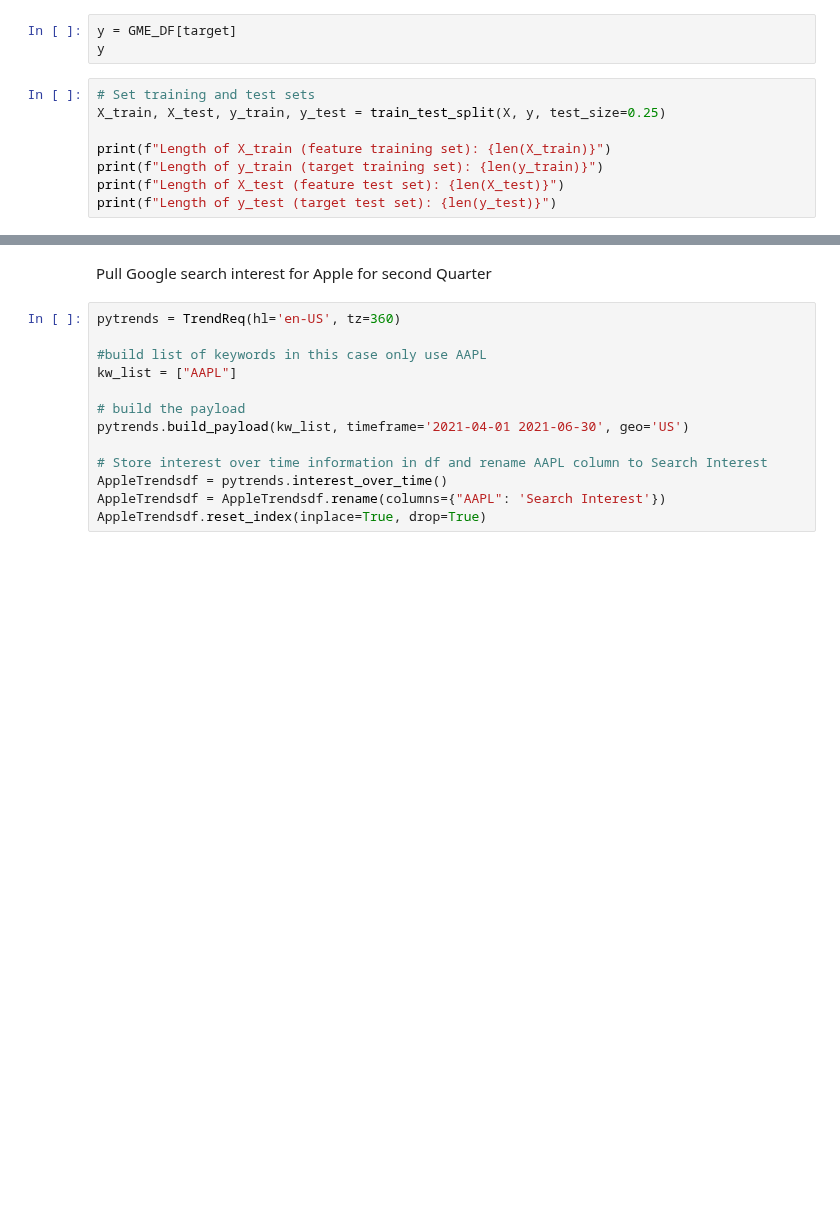
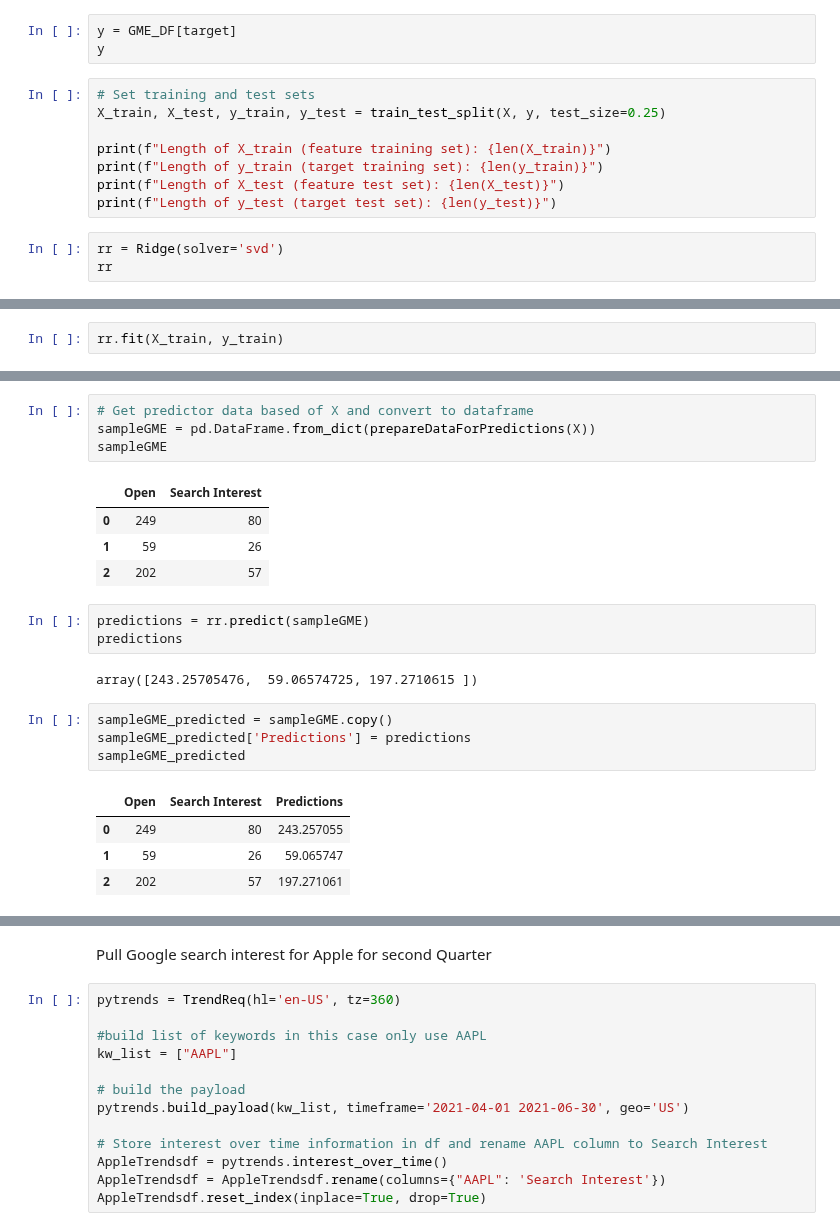
Before and after one commit to atlas125gev/StockProject, a Jupyter notebook: Homework7/Homework7.Final.ipynb, the cells around one changed output, grey strips where cells are left out. Cells and saved outputs as stored; diff of their text form; blank space fills up the shorter version.

```diff
--- a/Homework7/Homework7.Final.ipynb
+++ b/Homework7/Homework7.Final.ipynb
@@ -158,3 +200,6 @@ print(f"Length of X_train (feature training set): {len(X_train)}")
 print(f"Length of y_train (target training set): {len(y_train)}")
 print(f"Length of X_test (feature test set): {len(X_test)}")
 print(f"Length of y_test (target test set): {len(y_test)}")
+# %%
+rr = Ridge(solver='svd')
+rr
@@ -160,0 +208,2 @@ print(f"Length of y_test (target test set): {len(y_test)}")
+# %%
+rr.fit(X_train, y_train)
@@ -160,0 +228,23 @@ print(f"Length of y_test (target test set): {len(y_test)}")
+# %%
+# Get predictor data based of X and convert to dataframe
+sampleGME = pd.DataFrame.from_dict(prepareDataForPredictions(X))
+sampleGME
+# %% [output]
+|  | Open | Search Interest |
+| 0 | 249 | 80 |
+| 1 | 59 | 26 |
+| 2 | 202 | 57 |
+# %%
+predictions = rr.predict(sampleGME)
+predictions
+# %% [output]
+array([243.25705476,  59.06574725, 197.2710615 ])
+# %%
+sampleGME_predicted = sampleGME.copy()
+sampleGME_predicted['Predictions'] = predictions
+sampleGME_predicted
+# %% [output]
+|  | Open | Search Interest | Predictions |
+| 0 | 249 | 80 | 243.257055 |
+| 1 | 59 | 26 | 59.065747 |
+| 2 | 202 | 57 | 197.271061 |
```
Also changed, not shown: parts of 136 cells of this notebook, 2 other files.
